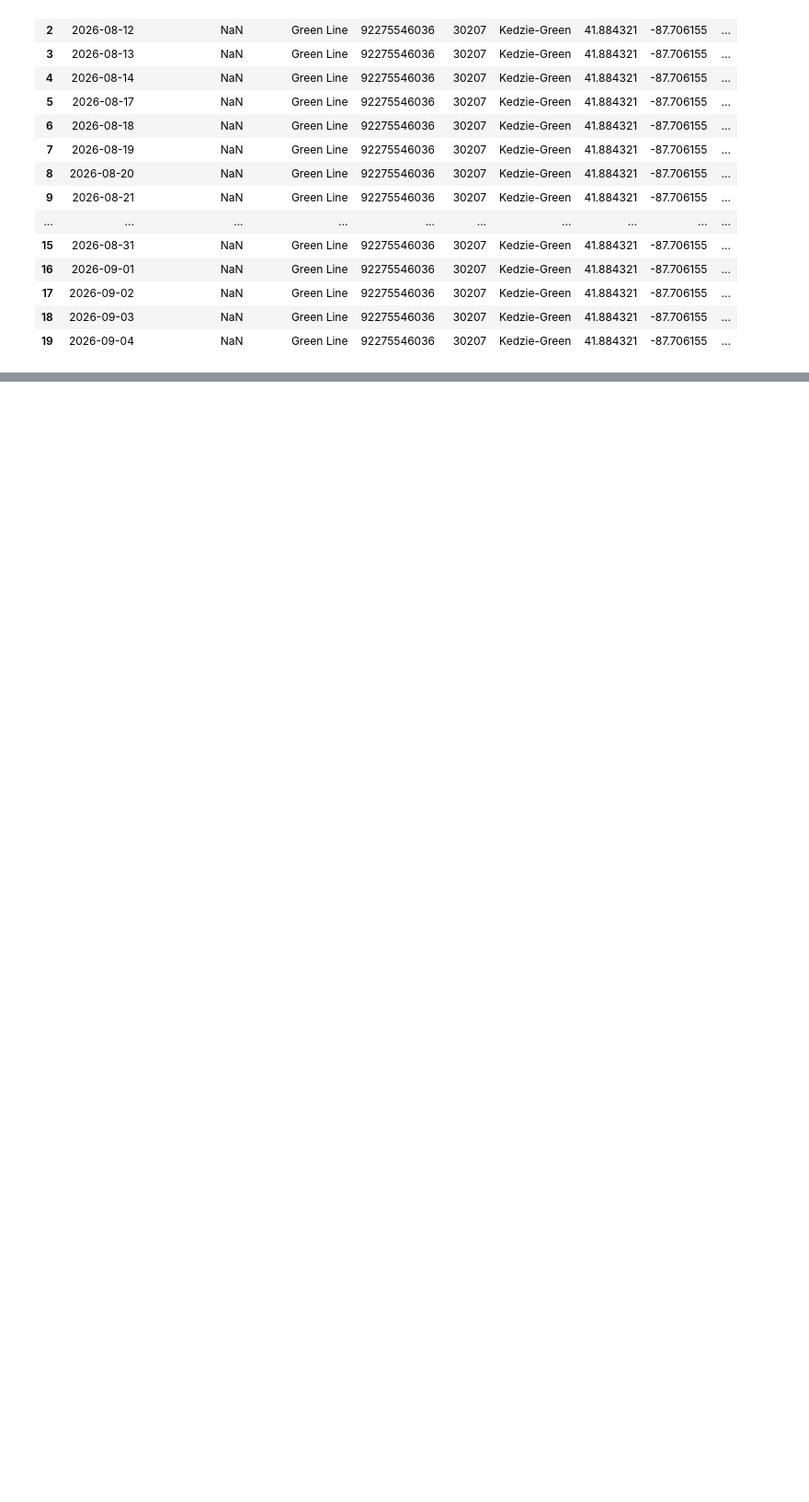
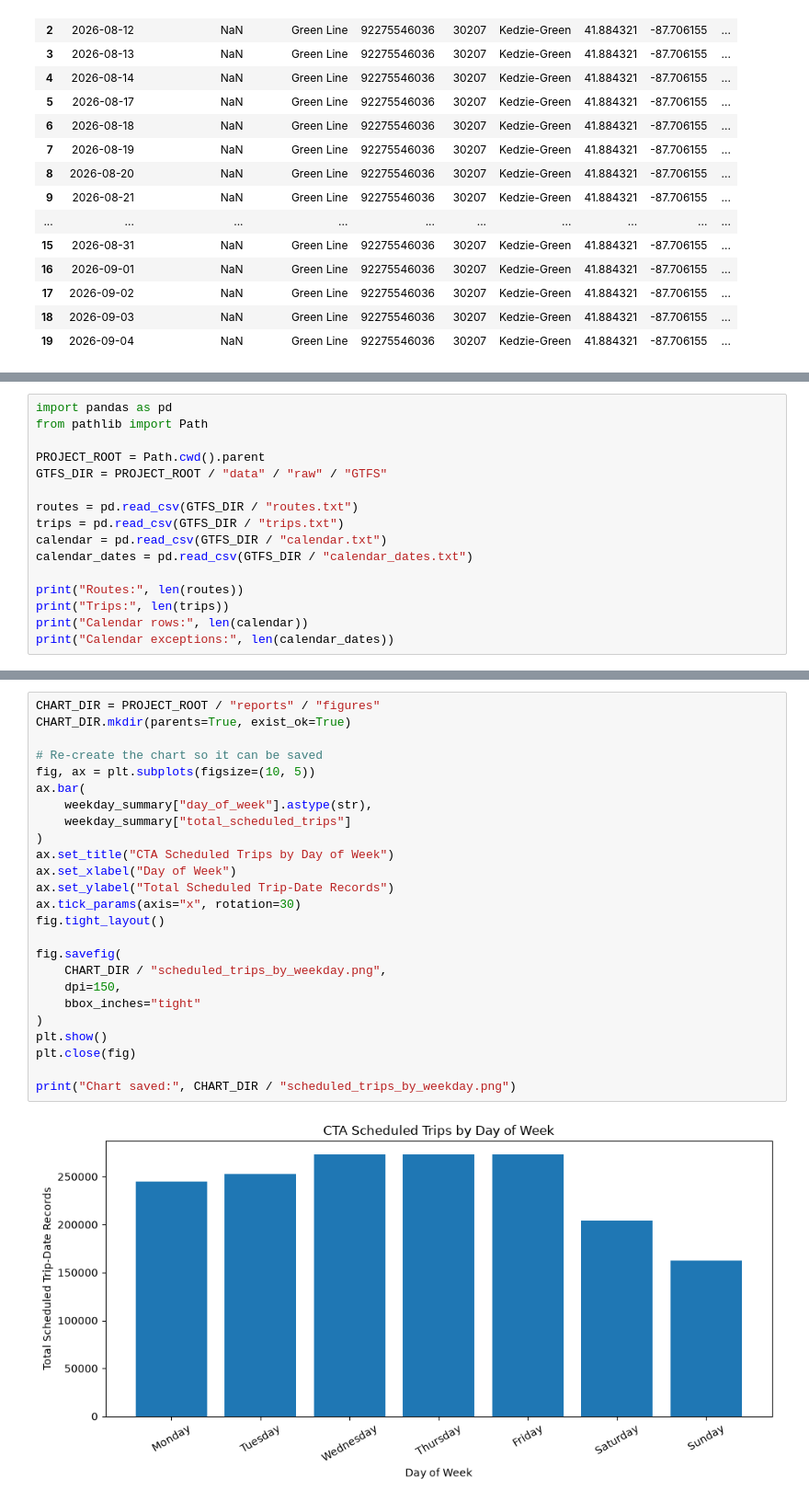
Before and after one commit to siddhic431-sys/TransitPulse, a Jupyter notebook: notebooks/01_data_exploration.ipynb, the cells around one changed output, grey strips where cells are left out. Shown at 92% size. Saved outputs shown, nothing was run; the diff lists cells and outputs as text; blank space fills up the shorter version.

```diff
--- a/notebooks/01_data_exploration.ipynb
+++ b/notebooks/01_data_exploration.ipynb
@@ -1129,0 +1174,16 @@ print(
+# %%
+import pandas as pd
+from pathlib import Path
+
+PROJECT_ROOT = Path.cwd().parent
+GTFS_DIR = PROJECT_ROOT / "data" / "raw" / "GTFS"
+
+routes = pd.read_csv(GTFS_DIR / "routes.txt")
+trips = pd.read_csv(GTFS_DIR / "trips.txt")
+calendar = pd.read_csv(GTFS_DIR / "calendar.txt")
+calendar_dates = pd.read_csv(GTFS_DIR / "calendar_dates.txt")
+
+print("Routes:", len(routes))
+print("Trips:", len(trips))
+print("Calendar rows:", len(calendar))
+print("Calendar exceptions:", len(calendar_dates))
@@ -1129,0 +1528,27 @@ print(
+# %%
+CHART_DIR = PROJECT_ROOT / "reports" / "figures"
+CHART_DIR.mkdir(parents=True, exist_ok=True)
+
+# Re-create the chart so it can be saved
+fig, ax = plt.subplots(figsize=(10, 5))
+ax.bar(
+    weekday_summary["day_of_week"].astype(str),
+    weekday_summary["total_scheduled_trips"]
+)
+ax.set_title("CTA Scheduled Trips by Day of Week")
+ax.set_xlabel("Day of Week")
+ax.set_ylabel("Total Scheduled Trip-Date Records")
+ax.tick_params(axis="x", rotation=30)
+fig.tight_layout()
+
+fig.savefig(
+    CHART_DIR / "scheduled_trips_by_weekday.png",
+    dpi=150,
+    bbox_inches="tight"
+)
+plt.show()
+plt.close(fig)
+
+print("Chart saved:", CHART_DIR / "scheduled_trips_by_weekday.png")
+# %% [output]
+[figure, added]
```
Also changed, not shown: parts of 55 cells of this notebook, 2 other files.
